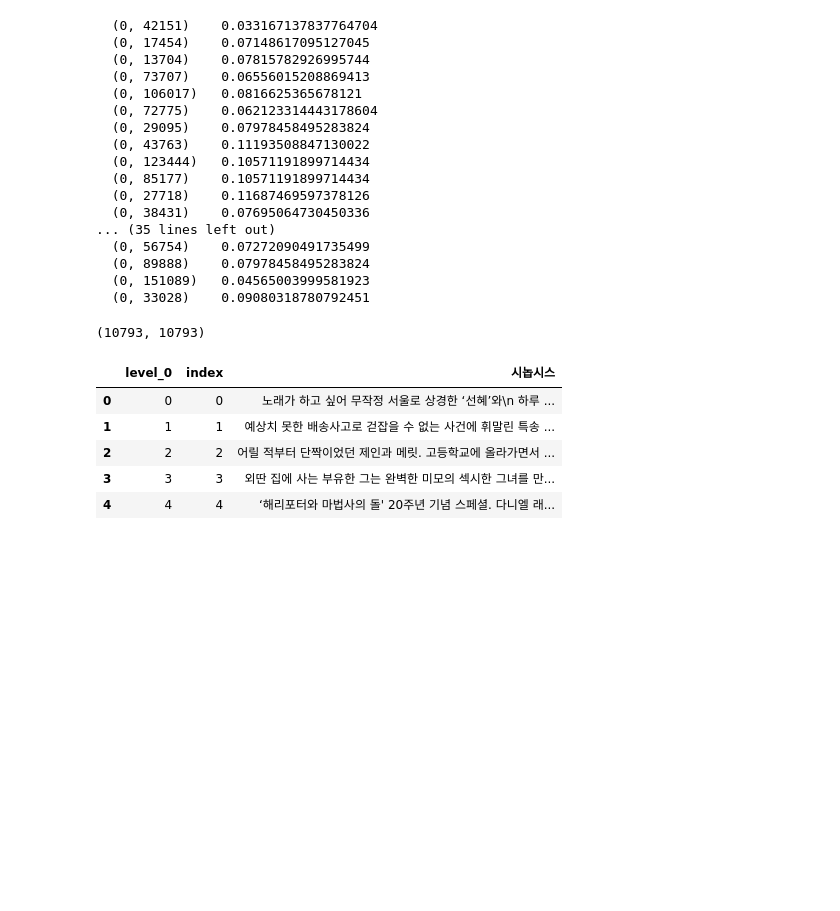
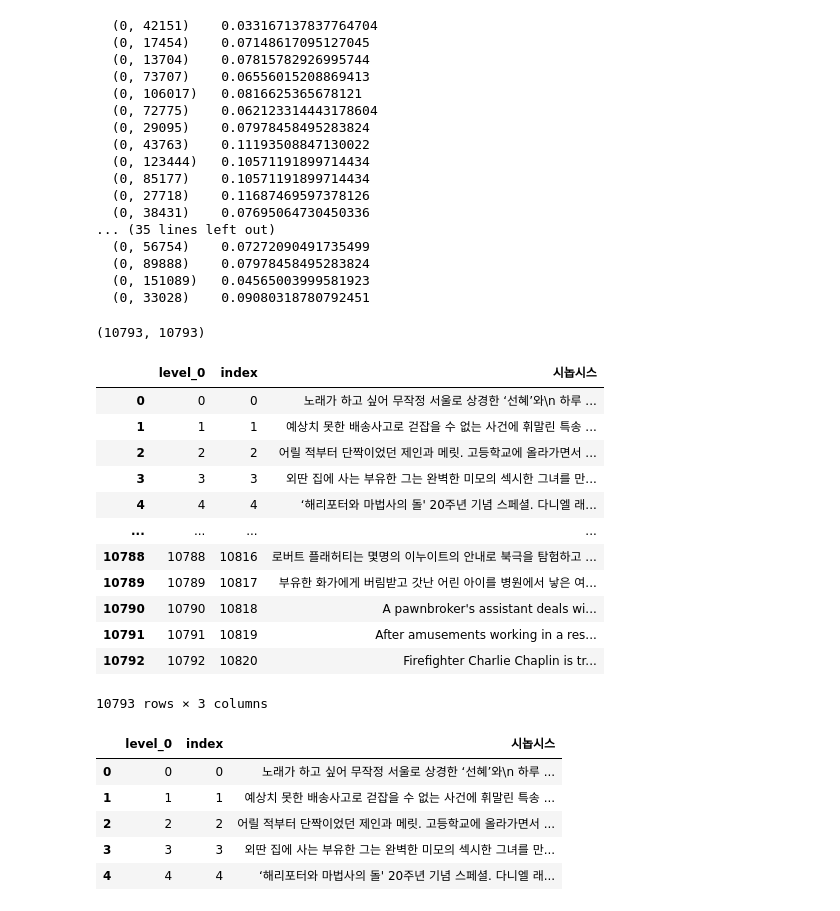
Before and after one commit to 0jipy/project_JI, a Jupyter notebook: 0.Model/01.model.ipynb, the cells around one changed output. Drawn from its saved outputs; the diff is of its cells as text; code cells hidden in the pictures; blank space fills up the shorter version.

```diff
--- a/0.Model/01.model.ipynb
+++ b/0.Model/01.model.ipynb
@@ -298,10 +307,25 @@ print(np.asarray(tfidf_matrix[0]))
 from sklearn.metrics.pairwise import cosine_similarity
 # %%
 cos_sim = cosine_similarity(tfidf_matrix, tfidf_matrix)
+cos_sim.shape
+# %% [output]
+(10793, 10793)
-# %%
-cos_sim.shape
-# %% [output]
-(10793, 10793)
+# %%
+df_syn
+# %% [output]
+|  | level_0 | index | 시놉시스 |
+| 0 | 0 | 0 | 노래가 하고 싶어 무작정 서울로 상경한 ‘선혜’와\n 하루 ... |
+| 1 | 1 | 1 | 예상치 못한 배송사고로 걷잡을 수 없는 사건에 휘말린 특송 ... |
+| 2 | 2 | 2 | 어릴 적부터 단짝이었던 제인과 메릿. 고등학교에 올라가면서 ... |
+| 3 | 3 | 3 | 외딴 집에 사는 부유한 그는 완벽한 미모의 섹시한 그녀를 만... |
+| 4 | 4 | 4 | ‘해리포터와 마법사의 돌' 20주년 기념 스페셜. 다니엘 래... |
+| ... | ... | ... | ... |
+| 10788 | 10788 | 10816 | 로버트 플래허티는 몇명의 이누이트의 안내로 북극을 탐험하고 ... |
+| 10789 | 10789 | 10817 | 부유한 화가에게 버림받고 갓난 어린 아이를 병원에서 낳은 여... |
+| 10790 | 10790 | 10818 | A pawnbroker's assistant deals wi... |
+| 10791 | 10791 | 10819 | After amusements working in a res... |
+| 10792 | 10792 | 10820 | Firefighter Charlie Chaplin is tr... |
+10793 rows × 3 columns
 # %%
 df_for_title = df_syn.copy()
 # %%
```
Also changed, not shown: parts of 1 cell of this notebook.
